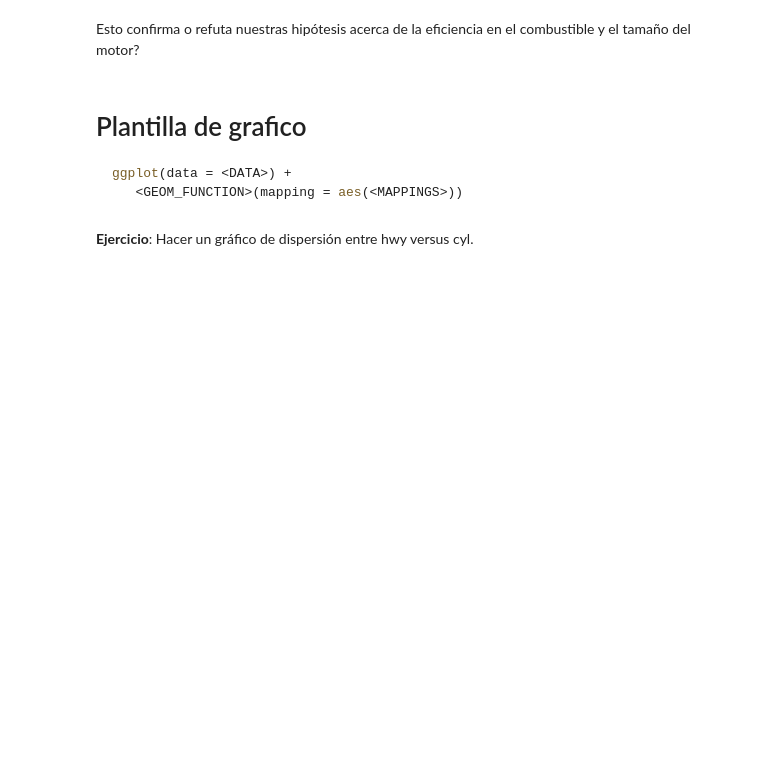
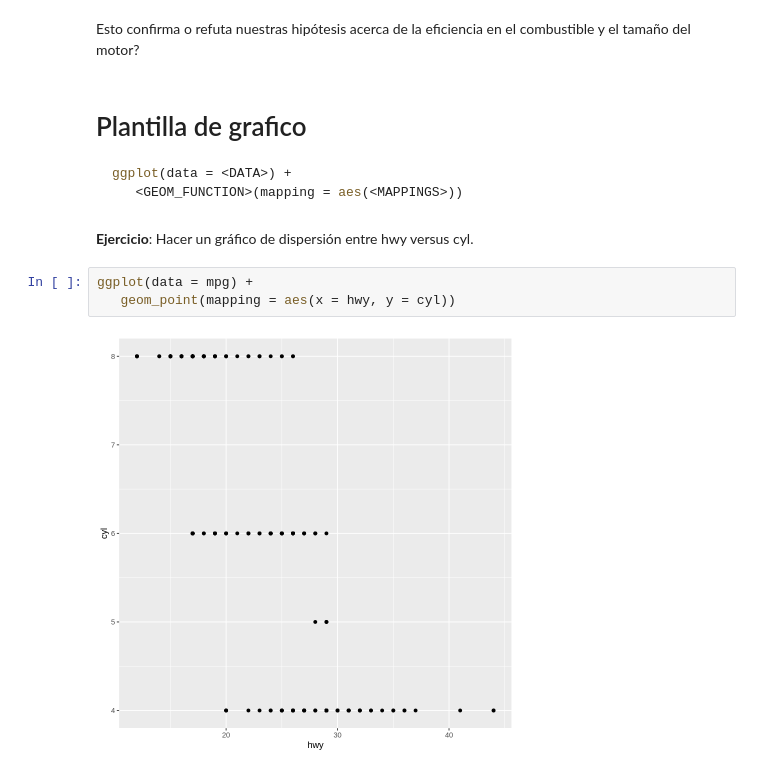
Before and after one commit to ricardo-rios/cursoR2022, a Jupyter notebook: UnidadII/clase19abril.ipynb, the cells around one changed output. Saved outputs shown, nothing was run; the diff lists cells and outputs as text; blank space fills up the shorter version.

```diff
--- a/UnidadII/clase19abril.ipynb
+++ b/UnidadII/clase19abril.ipynb
@@ -79,3 +79,8 @@ ggplot(data = <DATA>) +
 # %% [markdown]
 **Ejercicio**:
 Hacer un gráfico de dispersión entre hwy versus cyl.
+# %%
+ggplot(data = mpg) +
+   geom_point(mapping = aes(x = hwy, y = cyl))
+# %% [output]
+[figure, added]
```
Also changed, not shown: parts of 1 cell of this notebook.
